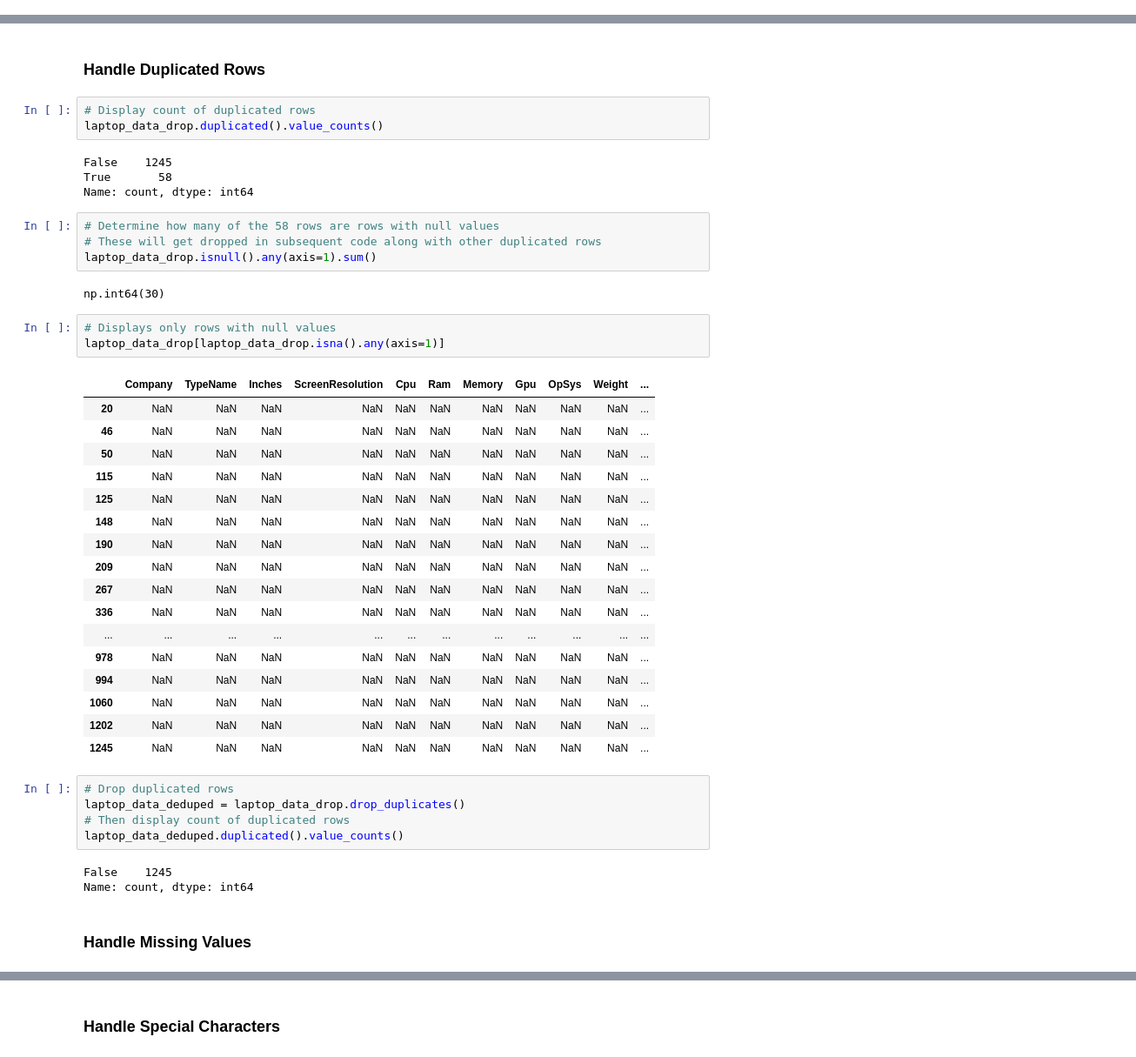
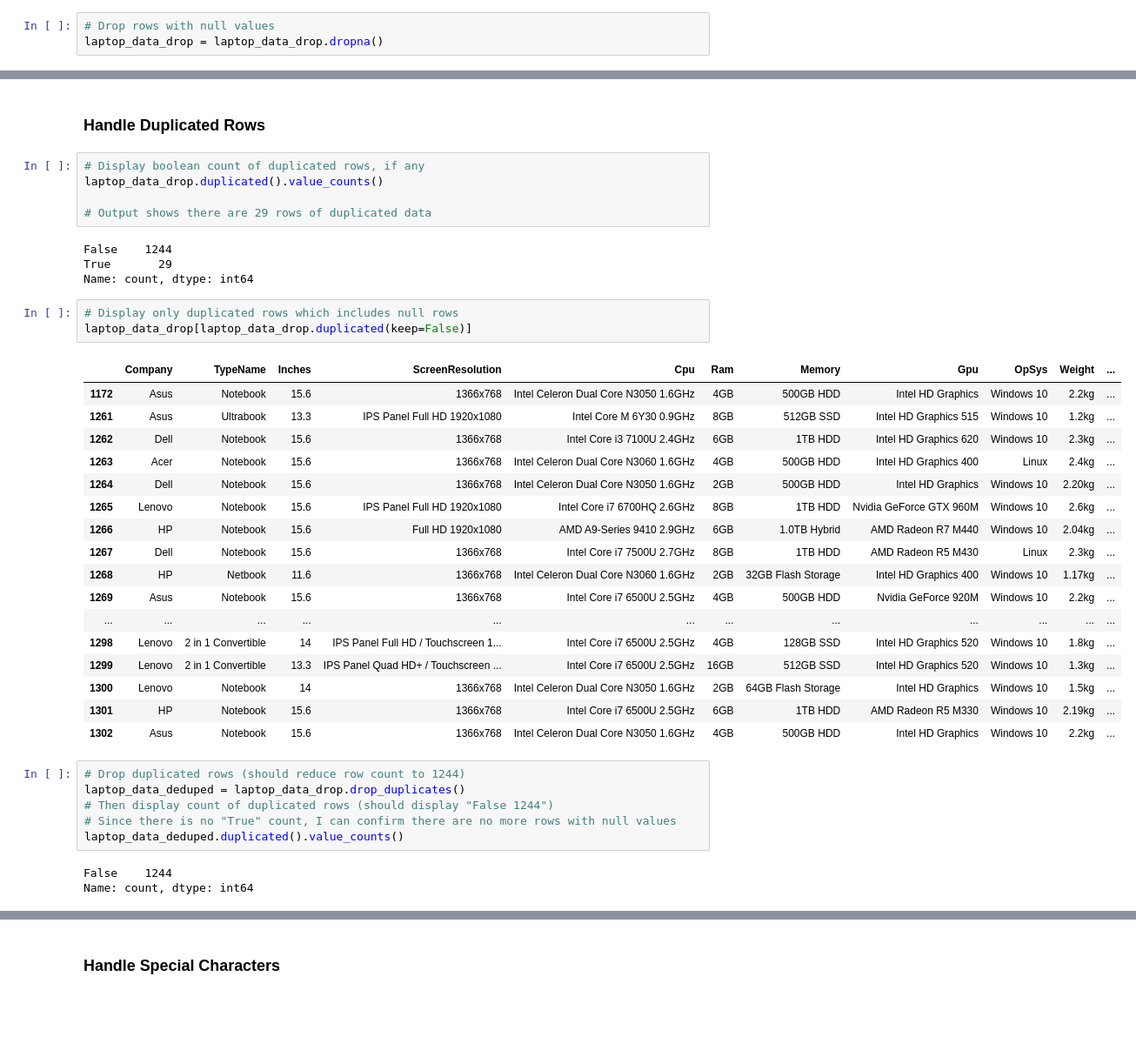
Before and after one commit to rkynhoff/CodeLouisville_Data_M2_Project, a Jupyter notebook: MiniProject_V2.ipynb, the cells around one changed output, grey strips where cells are left out. Shown at 87% size. Drawn from its saved outputs; the diff is of its cells as text; blank space fills up the shorter version.

```diff
--- a/MiniProject_V2.ipynb
+++ b/MiniProject_V2.ipynb
@@ -112,0 +155,3 @@ laptop_data_drop
+# %%
+# Drop rows with null values
+laptop_data_drop = laptop_data_drop.dropna()
@@ -113,46 +180,41 @@ laptop_data_drop
 # %% [markdown]
 ### **Handle Duplicated Rows**
 # %%
-# Display count of duplicated rows
+# Display boolean count of duplicated rows, if any
 laptop_data_drop.duplicated().value_counts()
+
+# Output shows there are 29 rows of duplicated data
 # %% [output]
-False    1245
-True       58
+False    1244
+True       29
 Name: count, dtype: int64
-# %%
-# Determine how many of the 58 rows are rows with null values
-# These will get dropped in subsequent code along with other duplicated rows
-laptop_data_drop.isnull().any(axis=1).sum()
-# %% [output]
-np.int64(30)
-# %%
-# Displays only rows with null values
-laptop_data_drop[laptop_data_drop.isna().any(axis=1)]
-# %% [output]
-|  | Company | TypeName | Inches | ScreenResolution | Cpu | Ram | Memory | Gpu | OpSys | Weight | ... |
-| 20 | NaN | NaN | NaN | NaN | NaN | NaN | NaN | NaN | NaN | NaN | ... |
-| 46 | NaN | NaN | NaN | NaN | NaN | NaN | NaN | NaN | NaN | NaN | ... |
-| 50 | NaN | NaN | NaN | NaN | NaN | NaN | NaN | NaN | NaN | NaN | ... |
-| 115 | NaN | NaN | NaN | NaN | NaN | NaN | NaN | NaN | NaN | NaN | ... |
-| 125 | NaN | NaN | NaN | NaN | NaN | NaN | NaN | NaN | NaN | NaN | ... |
-| 148 | NaN | NaN | NaN | NaN | NaN | NaN | NaN | NaN | NaN | NaN | ... |
-| 190 | NaN | NaN | NaN | NaN | NaN | NaN | NaN | NaN | NaN | NaN | ... |
-| 209 | NaN | NaN | NaN | NaN | NaN | NaN | NaN | NaN | NaN | NaN | ... |
-| 267 | NaN | NaN | NaN | NaN | NaN | NaN | NaN | NaN | NaN | NaN | ... |
-| 336 | NaN | NaN | NaN | NaN | NaN | NaN | NaN | NaN | NaN | NaN | ... |
-| ... | ... | ... | ... | ... | ... | ... | ... | ... | ... | ... | ... |
-| 978 | NaN | NaN | NaN | NaN | NaN | NaN | NaN | NaN | NaN | NaN | ... |
-| 994 | NaN | NaN | NaN | NaN | NaN | NaN | NaN | NaN | NaN | NaN | ... |
-| 1060 | NaN | NaN | NaN | NaN | NaN | NaN | NaN | NaN | NaN | NaN | ... |
-| 1202 | NaN | NaN | NaN | NaN | NaN | NaN | NaN | NaN | NaN | NaN | ... |
-| 1245 | NaN | NaN | NaN | NaN | NaN | NaN | NaN | NaN | NaN | NaN | ... |
+# %%
+# Display only duplicated rows which includes null rows
+laptop_data_drop[laptop_data_drop.duplicated(keep=False)]
+# %% [output]
+|  | Company | TypeName | Inches | ScreenResolution | Cpu | Ram | Memory | Gpu | OpSys | Weight | ... |
+| 1172 | Asus | Notebook | 15.6 | 1366x768 | Intel Celeron Dual Core N3050 1.6GHz | 4GB | 500GB HDD | Intel HD Graphics | Windows 10 | 2.2kg | ... |
+| 1261 | Asus | Ultrabook | 13.3 | IPS Panel Full HD 1920x1080 | Intel Core M 6Y30 0.9GHz | 8GB | 512GB SSD | Intel HD Graphics 515 | Windows 10 | 1.2kg | ... |
+| 1262 | Dell | Notebook | 15.6 | 1366x768 | Intel Core i3 7100U 2.4GHz | 6GB | 1TB HDD | Intel HD Graphics 620 | Windows 10 | 2.3kg | ... |
+| 1263 | Acer | Notebook | 15.6 | 1366x768 | Intel Celeron Dual Core N3060 1.6GHz | 4GB | 500GB HDD | Intel HD Graphics 400 | Linux | 2.4kg | ... |
+| 1264 | Dell | Notebook | 15.6 | 1366x768 | Intel Celeron Dual Core N3050 1.6GHz | 2GB | 500GB HDD | Intel HD Graphics | Windows 10 | 2.20kg | ... |
+| 1265 | Lenovo | Notebook | 15.6 | IPS Panel Full HD 1920x1080 | Intel Core i7 6700HQ 2.6GHz | 8GB | 1TB HDD | Nvidia GeForce GTX 960M | Windows 10 | 2.6kg | ... |
+| 1266 | HP | Notebook | 15.6 | Full HD 1920x1080 | AMD A9-Series 9410 2.9GHz | 6GB | 1.0TB Hybrid | AMD Radeon R7 M440 | Windows 10 | 2.04kg | ... |
+| 1267 | Dell | Notebook | 15.6 | 1366x768 | Intel Core i7 7500U 2.7GHz | 8GB | 1TB HDD | AMD Radeon R5 M430 | Linux | 2.3kg | ... |
+| 1268 | HP | Netbook | 11.6 | 1366x768 | Intel Celeron Dual Core N3060 1.6GHz | 2GB | 32GB Flash Storage | Intel HD Graphics 400 | Windows 10 | 1.17kg | ... |
+| 1269 | Asus | Notebook | 15.6 | 1366x768 | Intel Core i7 6500U 2.5GHz | 4GB | 500GB HDD | Nvidia GeForce 920M | Windows 10 | 2.2kg | ... |
+| ... | ... | ... | ... | ... | ... | ... | ... | ... | ... | ... | ... |
+| 1298 | Lenovo | 2 in 1 Convertible | 14 | IPS Panel Full HD / Touchscreen 1... | Intel Core i7 6500U 2.5GHz | 4GB | 128GB SSD | Intel HD Graphics 520 | Windows 10 | 1.8kg | ... |
+| 1299 | Lenovo | 2 in 1 Convertible | 13.3 | IPS Panel Quad HD+ / Touchscreen ... | Intel Core i7 6500U 2.5GHz | 16GB | 512GB SSD | Intel HD Graphics 520 | Windows 10 | 1.3kg | ... |
+| 1300 | Lenovo | Notebook | 14 | 1366x768 | Intel Celeron Dual Core N3050 1.6GHz | 2GB | 64GB Flash Storage | Intel HD Graphics | Windows 10 | 1.5kg | ... |
+| 1301 | HP | Notebook | 15.6 | 1366x768 | Intel Core i7 6500U 2.5GHz | 6GB | 1TB HDD | AMD Radeon R5 M330 | Windows 10 | 2.19kg | ... |
+| 1302 | Asus | Notebook | 15.6 | 1366x768 | Intel Celeron Dual Core N3050 1.6GHz | 4GB | 500GB HDD | Intel HD Graphics | Windows 10 | 2.2kg | ... |
 # %%
-# Drop duplicated rows
+# Drop duplicated rows (should reduce row count to 1244)
 laptop_data_deduped = laptop_data_drop.drop_duplicates()
-# Then display count of duplicated rows
+# Then display count of duplicated rows (should display "False 1244")
+# Since there is no "True" count, I can confirm there are no more rows with null values
 laptop_data_deduped.duplicated().value_counts()
 # %% [output]
-False    1245
+False    1244
 Name: count, dtype: int64
-# %% [markdown]
-### **Handle Missing Values**
```
Also changed, not shown: parts of 27 cells of this notebook.
